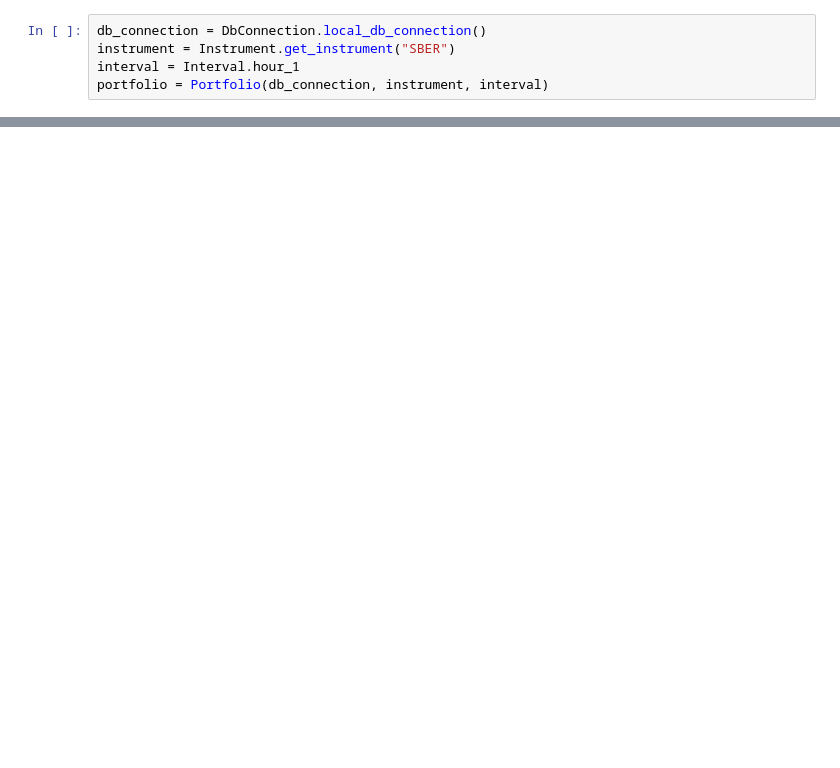
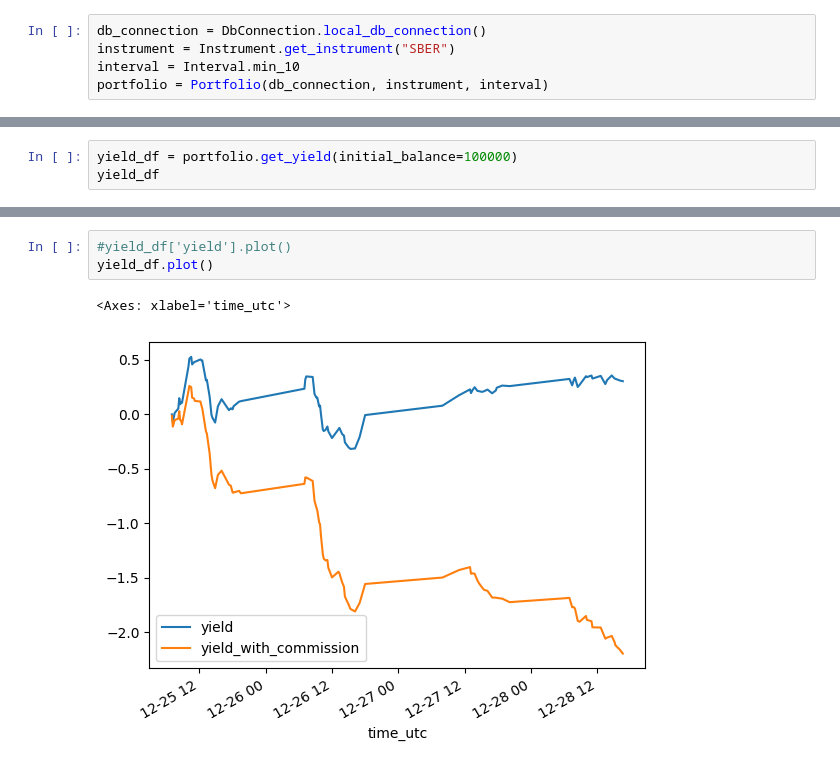
Before and after one commit to afedyanin/vertr-drl-public, a Jupyter notebook: risk-engine/portfolio_performance.ipynb, the cells around one changed output, grey strips where cells are left out. Drawn from its saved outputs; the diff is of its cells as text; blank space fills up the shorter version.

```diff
--- a/risk-engine/portfolio_performance.ipynb
+++ b/risk-engine/portfolio_performance.ipynb
@@ -11,5 +8,5 @@ from portfolio import Portfolio
 # %%
 db_connection = DbConnection.local_db_connection()
 instrument = Instrument.get_instrument("SBER")
-interval = Interval.hour_1
+interval = Interval.min_10
 portfolio = Portfolio(db_connection, instrument, interval)
@@ -44,0 +13,3 @@ df["total_pnl_cum"].plot()
+# %%
+yield_df = portfolio.get_yield(initial_balance=100000)
+yield_df
@@ -44,0 +38,6 @@ df["total_pnl_cum"].plot()
+# %%
+#yield_df['yield'].plot()
+yield_df.plot()
+# %% [output]
+<Axes: xlabel='time_utc'>
+[figure, added]
```
Also changed, not shown: parts of 8 cells of this notebook, 23 other files.
